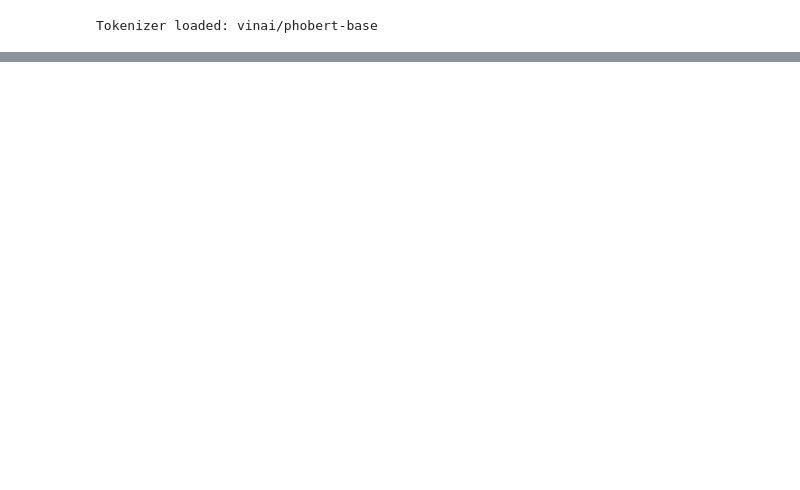
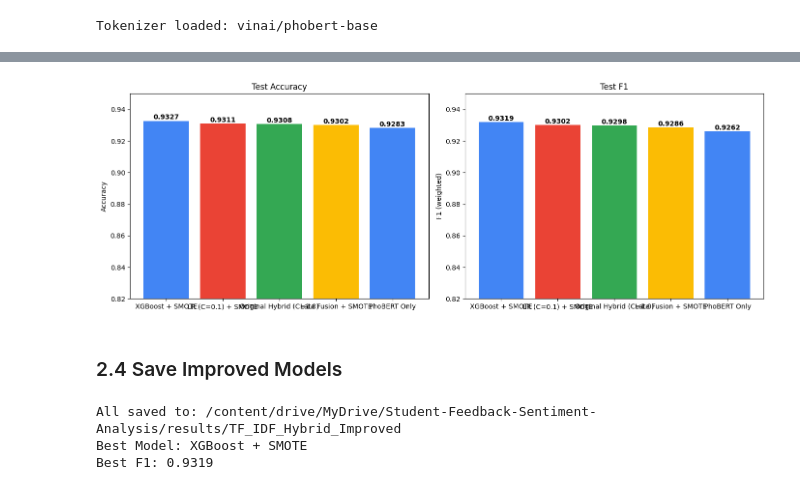
Before and after one commit to tongthanhdat009/Student-Feedback-Sentiment-Analysis, a Jupyter notebook: notebook/TF-IDF_Model.ipynb, the cells around one changed output, grey strips where cells are left out. Cells and saved outputs as stored; diff of their text form; code cells hidden in the pictures; blank space fills up the shorter version.

Commit message:
TF-IDF Model

```diff
--- a/notebook/TF-IDF_Model.ipynb
+++ b/notebook/TF-IDF_Model.ipynb
@@ -717,0 +484,26 @@ Probabilities:
+# %%
+import pandas as pd
+
+print('\n' + '='*60)
+print('COMPLETE MODEL COMPARISON')
+print('='*60)
+
+all_comparison = [
+    {'Model': 'Original Hybrid (C=1.0)', 'Test Accuracy': test_acc, 'Test F1': test_f1, 'Type': 'Original'},
+    {'Model': 'PhoBERT Only', 'Test Accuracy': phobert_test_acc, 'Test F1': phobert_test_f1, 'Type': 'Baseline'}
+]
+
+for name, res in improved_results.items():
+    all_comparison.append({'Model': name, 'Test Accuracy': res['accuracy'], 'Test F1': res['f1'], 'Type': 'Improved'})
+
+comparison_df = pd.DataFrame(all_comparison).sort_values('Test F1', ascending=False)
+print(comparison_df.to_string(index=False))
+
+print('\n' + '='*60)
+print('IMPROVEMENTS OVER ORIGINAL')
+print('='*60)
+for _, row in comparison_df.iterrows():
+    if row['Type'] == 'Improved':
+        print(f"{row['Model']}:")
+        print(f"  Accuracy: {row['Test Accuracy']:.4f} ({(row['Test Accuracy']-test_acc)*100:+.2f}%)")
+        print(f"  F1: {row['Test F1']:.4f} ({(row['Test F1']-test_f1)*100:+.2f}%)")
@@ -717,0 +528,43 @@ Probabilities:
+# %%
+# Visualization
+fig, axes = plt.subplots(1, 2, figsize=(14, 5))
+colors = ['#4285F4', '#EA4335', '#34A853', '#FBBC04']
+axes[0].bar(comparison_df['Model'], comparison_df['Test Accuracy'], color=colors[:len(comparison_df)])
+axes[0].set_title('Test Accuracy')
+axes[0].set_ylabel('Accuracy')
+axes[0].set_ylim(0.82, 0.95)
+for i, v in enumerate(comparison_df['Test Accuracy']):
+    axes[0].text(i, v+0.001, f'{v:.4f}', ha='center', fontweight='bold')
+axes[1].bar(comparison_df['Model'], comparison_df['Test F1'], color=colors[:len(comparison_df)])
+axes[1].set_title('Test F1')
+axes[1].set_ylabel('F1 (weighted)')
+axes[1].set_ylim(0.82, 0.95)
+for i, v in enumerate(comparison_df['Test F1']):
+    axes[1].text(i, v+0.001, f'{v:.4f}', ha='center', fontweight='bold')
+plt.tight_layout()
+plt.savefig(os.path.join(config.RESULTS_DIR, 'all_models_comparison.png'), dpi=150)
+plt.show()
+# %% [output]
+[figure, added]
+# %% [markdown]
+### 2.4 Save Improved Models
+# %%
+IMPROVED_DIR = f'{config.RESULTS_DIR}_Improved'
+os.makedirs(IMPROVED_DIR, exist_ok=True)
+
+with open(os.path.join(IMPROVED_DIR, 'lr_improved.pkl'), 'wb') as f:
+    pickle.dump(lr_improved, f)
+with open(os.path.join(IMPROVED_DIR, 'xgb_improved.pkl'), 'wb') as f:
+    pickle.dump(xgb_improved, f)
+with open(os.path.join(IMPROVED_DIR, 'late_fusion.pkl'), 'wb') as f:
+    pickle.dump({'phobert': phobert_lf, 'tfidf': tfidf_lf, 'weights': weights}, f)
+
+comparison_df.to_csv(os.path.join(IMPROVED_DIR, 'comparison.csv'), index=False)
+
+print(f'\nAll saved to: {IMPROVED_DIR}')
+print(f'Best Model: {comparison_df.iloc[0]["Model"]}')
+print(f'Best F1: {comparison_df.iloc[0]["Test F1"]:.4f}')
+# %% [output]
+All saved to: /content/drive/MyDrive/Student-Feedback-Sentiment-Analysis/results/TF_IDF_Hybrid_Improved
+Best Model: XGBoost + SMOTE
+Best F1: 0.9319
```
Also changed, not shown: parts of 59 cells of this notebook, 10 other files.
